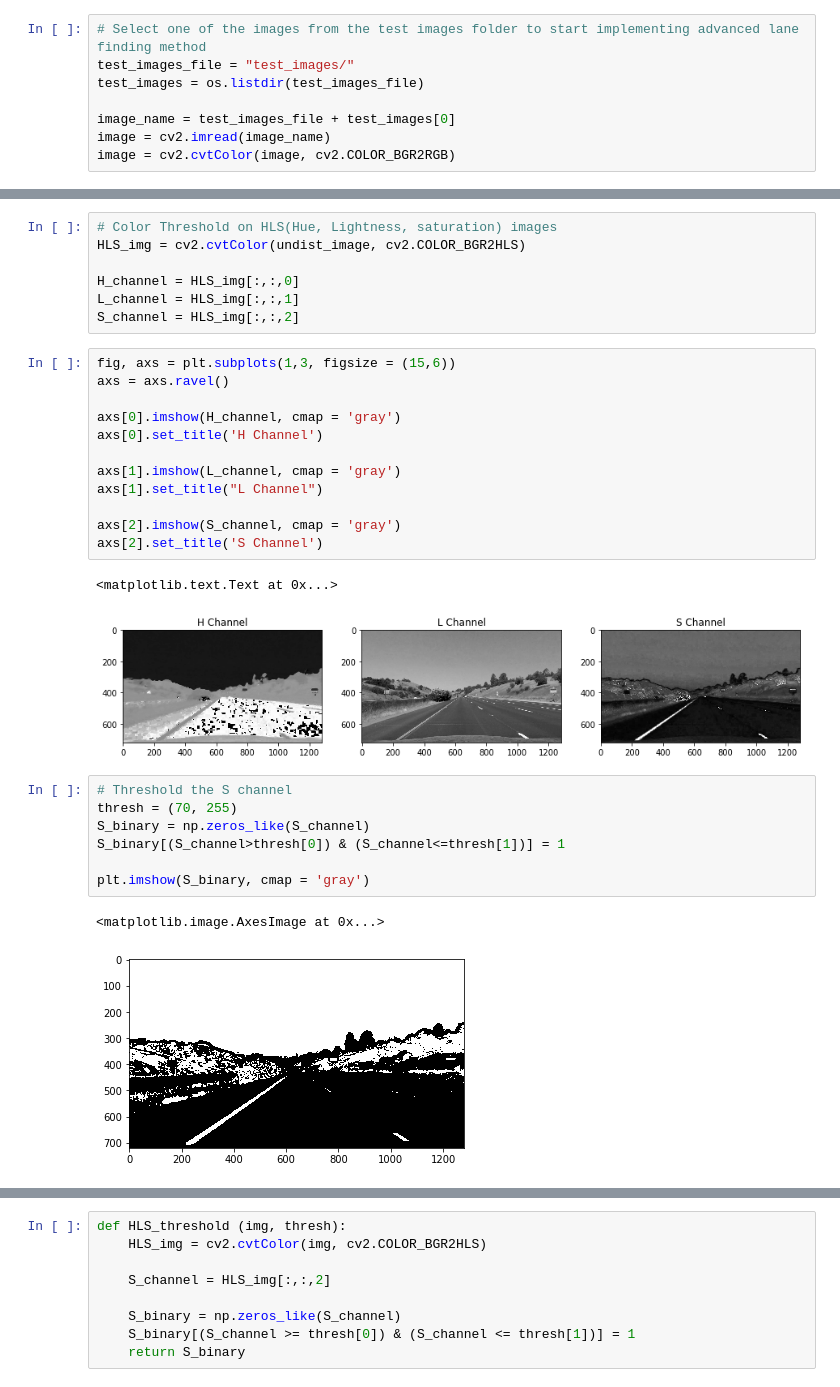
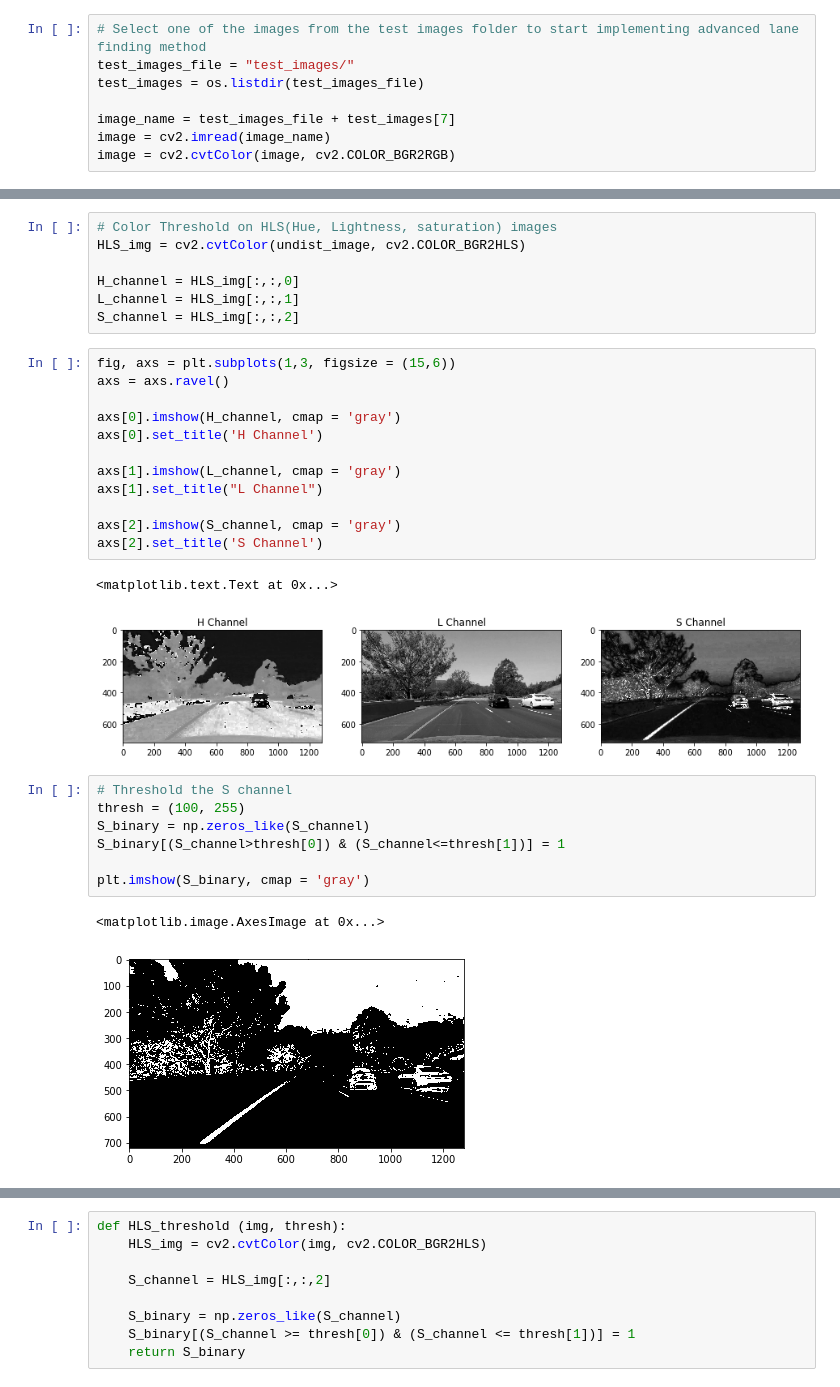
Before and after one commit to Aral-Sarrafi/Advanced_Lane_Finding, a Jupyter notebook: Advanced_Lane_Finding.ipynb, the cells around one changed output, grey strips where cells are left out. Drawn from its saved outputs; the diff is of its cells as text.

```diff
--- a/Advanced_Lane_Finding.ipynb
+++ b/Advanced_Lane_Finding.ipynb
@@ -51,7 +51,7 @@ axs[1].set_title('original image')
 test_images_file = "test_images/"
 test_images = os.listdir(test_images_file)
 
-image_name = test_images_file + test_images[0]
+image_name = test_images_file + test_images[7]
 image = cv2.imread(image_name)
 image = cv2.cvtColor(image, cv2.COLOR_BGR2RGB)
 # %%
@@ -90,17 +90,17 @@ axs[2].imshow(S_channel, cmap = 'gray')
 axs[2].set_title('S Channel')
 # %% [output]
 <matplotlib.text.Text at 0x...>
-[figure, old version]
+[figure, new version]
 # %%
 # Threshold the S channel
-thresh = (70, 255)
+thresh = (100, 255)
 S_binary = np.zeros_like(S_channel)
 S_binary[(S_channel>thresh[0]) & (S_channel<=thresh[1])] = 1
 
 plt.imshow(S_binary, cmap = 'gray')
 # %% [output]
 <matplotlib.image.AxesImage at 0x...>
-[figure, old version]
+[figure, new version]
 # %%
 # Gradiend Threshold
 gray_img = cv2.cvtColor(undist_image, cv2.COLOR_BGR2GRAY)
```
Also changed, not shown: parts of 20 cells of this notebook.
